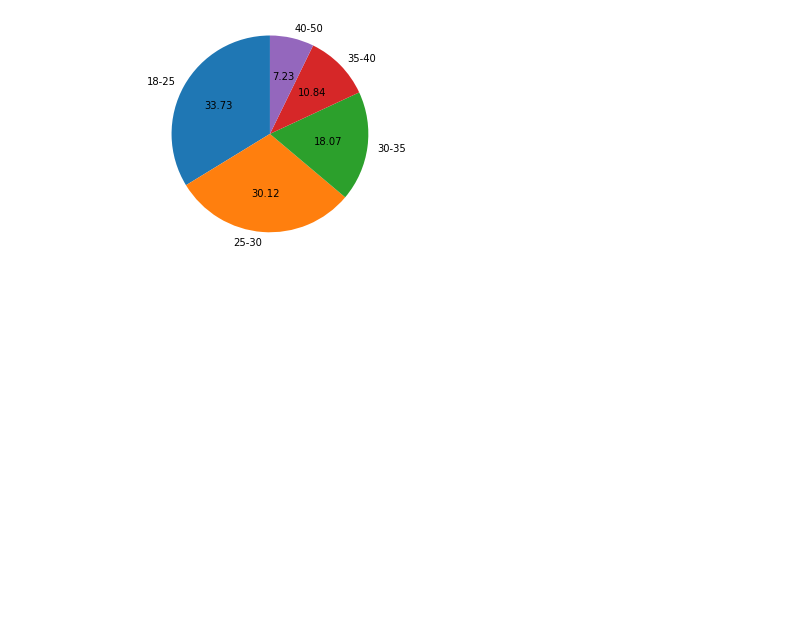
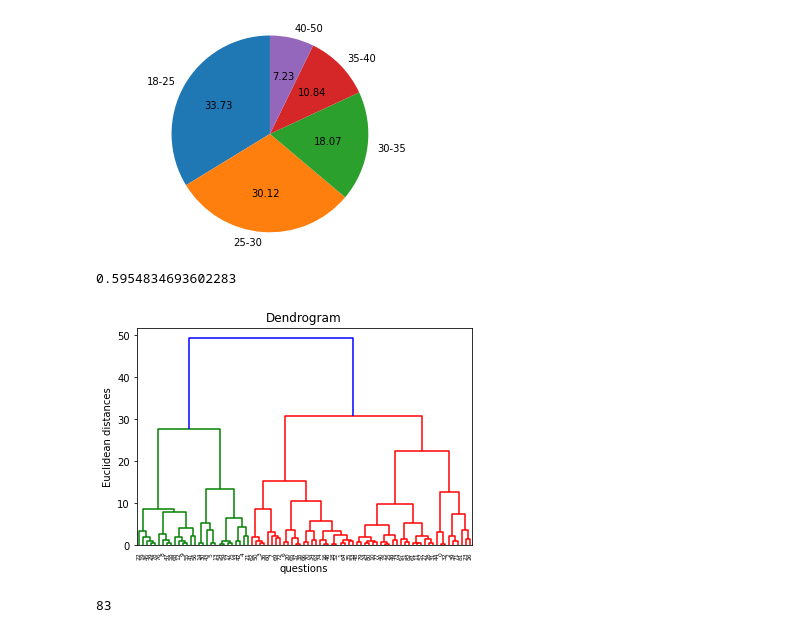
Before and after one commit to raina140291/disney, a Jupyter notebook: SurveyDataExploration.ipynb, the cells around one changed output. Drawn from its saved outputs; the diff is of its cells as text; code cells hidden in the pictures; blank space fills up the shorter version.

```diff
--- a/SurveyDataExploration.ipynb
+++ b/SurveyDataExploration.ipynb
@@ -91,0 +89,18 @@ X_train.loc[:,'labels'] = kmeans.labels_
+# %%
+X = df[['Revisit_Concern', 'Giftshop_Concern', 'F&B_Concern', 'Hotel_Concern',
+                             'Themed_Concern', 'OSS_ROE', 'Cast_Concern', 'Singlepath_Concern',
+                             'Rides_Concern', 'Tempcheck_Concern', 'Digitalline_Concern']]
+pca = PCA(n_components = 2, random_state=1)
+X_pca = pca.fit_transform(X)
+pca.explained_variance_ratio_.cumsum()[1]
+# %% [output]
+0.5954834693602283
+# %%
+from scipy.cluster.hierarchy import dendrogram, linkage
+dendrogram = dendrogram(linkage(X_pca, method = 'ward'))
+plt.title('Dendrogram')
+plt.xlabel('questions')
+plt.ylabel('Euclidean distances')
+plt.show()
+# %% [output]
+[figure, added]
@@ -91,0 +114,4 @@ X_train.loc[:,'labels'] = kmeans.labels_
+# %%
+len(y)
+# %% [output]
+83
```
Also changed, not shown: parts of 10 cells of this notebook.
